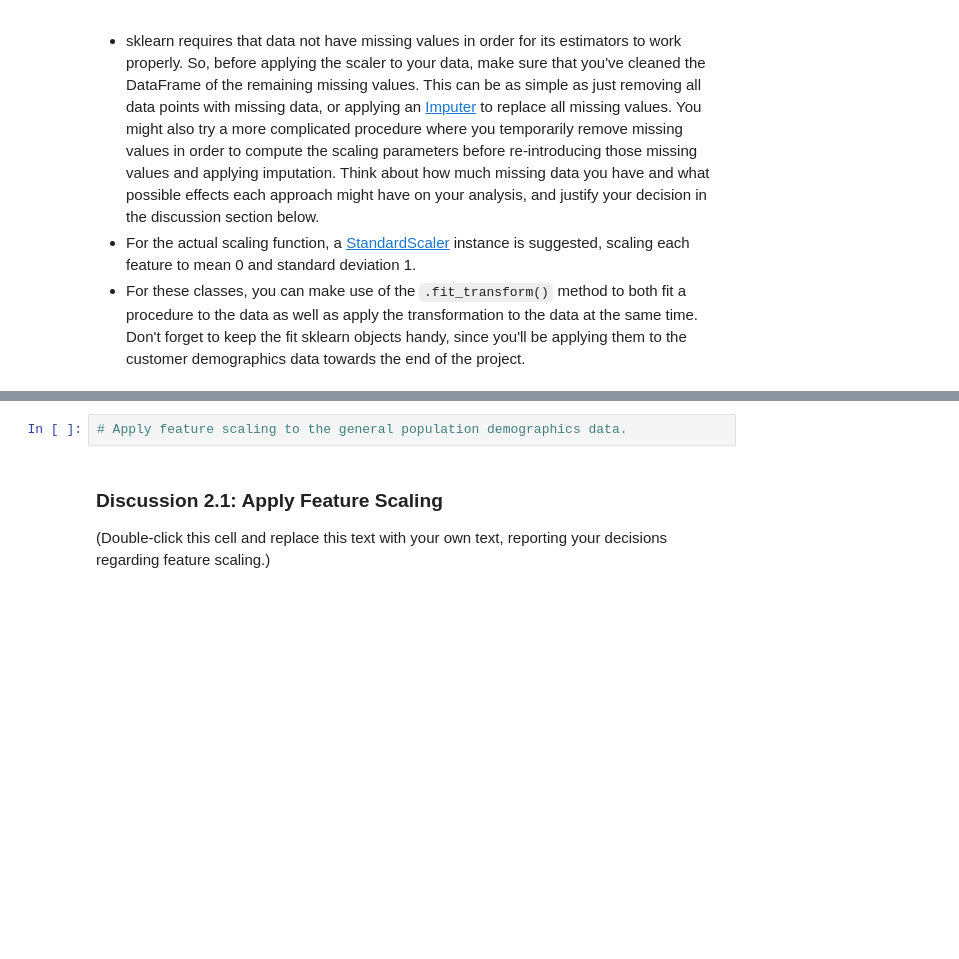
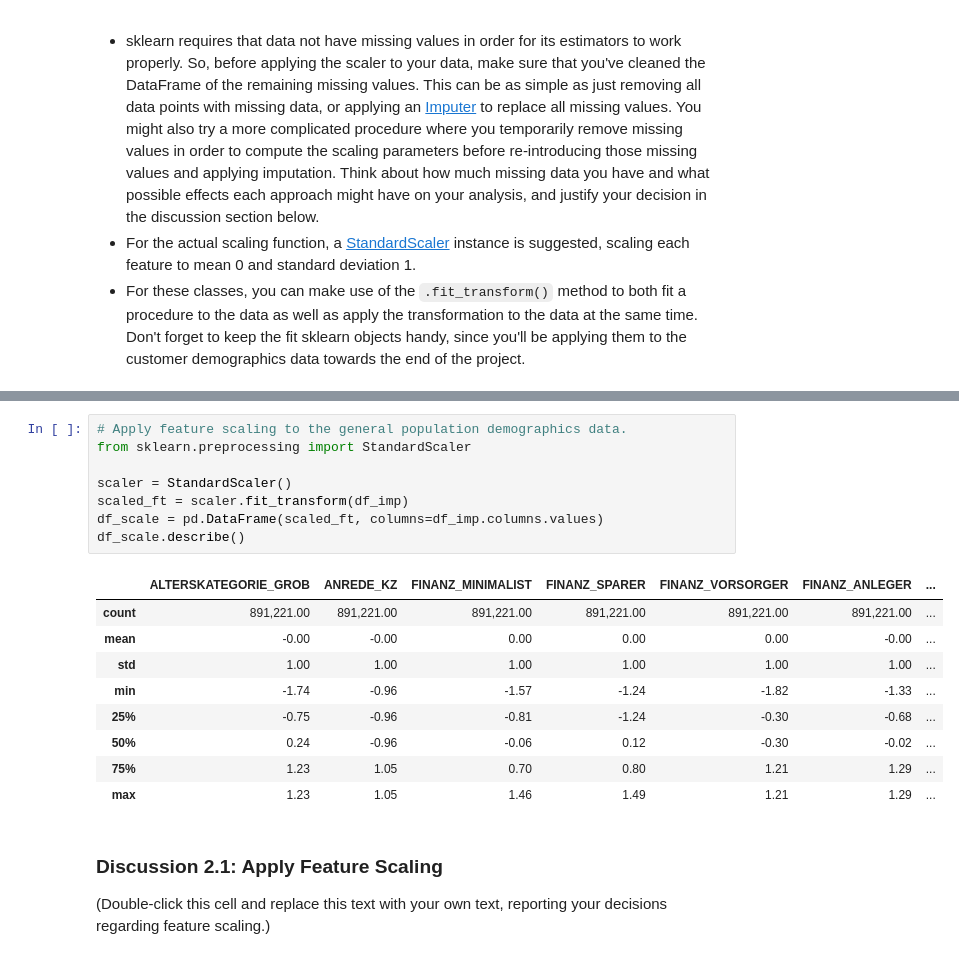
Before and after one commit to marooned20/identify-customer-segments, a Jupyter notebook: Identify_Customer_Segments.ipynb, the cells around one changed output, grey strips where cells are left out. Drawn from its saved outputs; the diff is of its cells as text; blank space fills up the shorter version.

```diff
--- a/Identify_Customer_Segments.ipynb
+++ b/Identify_Customer_Segments.ipynb
@@ -597,5 +648,21 @@ Before we apply dimensionality reduction techniques to the data, we need to perf
 # %%
 # Apply feature scaling to the general population demographics data.
+from sklearn.preprocessing import StandardScaler
+
+scaler = StandardScaler()
+scaled_ft = scaler.fit_transform(df_imp)
+df_scale = pd.DataFrame(scaled_ft, columns=df_imp.columns.values)
+df_scale.describe()
+# %% [output]
+|  | ALTERSKATEGORIE_GROB | ANREDE_KZ | FINANZ_MINIMALIST | FINANZ_SPARER | FINANZ_VORSORGER | FINANZ_ANLEGER | ... |
+| count | 891,221.00 | 891,221.00 | 891,221.00 | 891,221.00 | 891,221.00 | 891,221.00 | ... |
+| mean | -0.00 | -0.00 | 0.00 | 0.00 | 0.00 | -0.00 | ... |
+| std | 1.00 | 1.00 | 1.00 | 1.00 | 1.00 | 1.00 | ... |
+| min | -1.74 | -0.96 | -1.57 | -1.24 | -1.82 | -1.33 | ... |
+| 25% | -0.75 | -0.96 | -0.81 | -1.24 | -0.30 | -0.68 | ... |
+| 50% | 0.24 | -0.96 | -0.06 | 0.12 | -0.30 | -0.02 | ... |
+| 75% | 1.23 | 1.05 | 0.70 | 0.80 | 1.21 | 1.29 | ... |
+| max | 1.23 | 1.05 | 1.46 | 1.49 | 1.21 | 1.29 | ... |
 # %% [markdown]
 ### Discussion 2.1: Apply Feature Scaling
 
```
Also changed, not shown: parts of 7 cells of this notebook, 1 other file.
